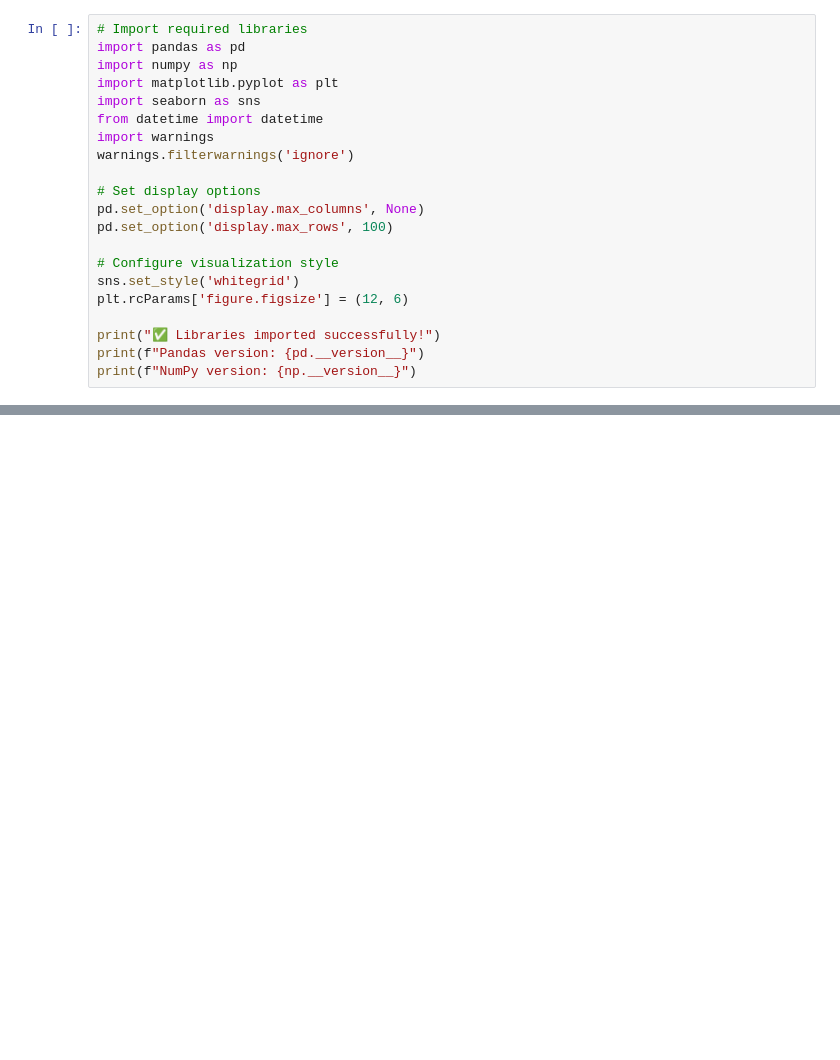
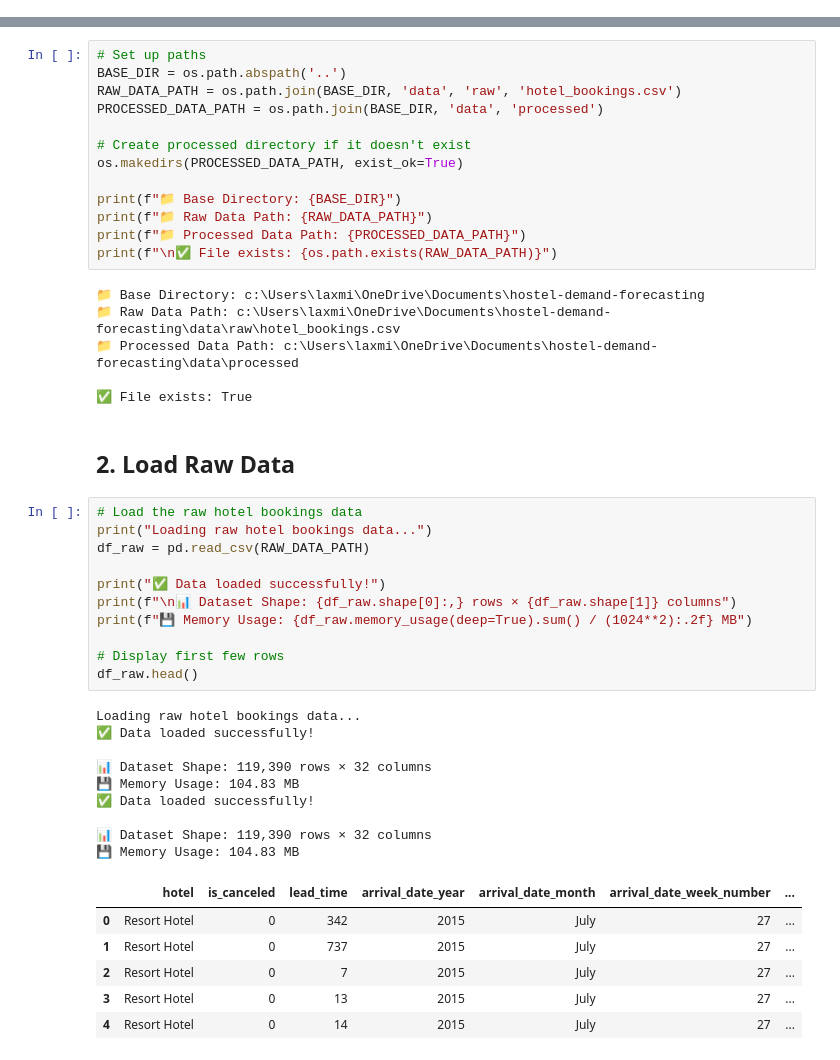
Before and after one commit to Laxmikant2002/hostel-demand-forecasting, a Jupyter notebook: notebooks/Week1_Data_Cleaning.ipynb, the cells around one changed output, grey strips where cells are left out. Cells and saved outputs as stored; diff of their text form; blank space fills up the shorter version.

Commit message:
clean data and daily aggregated saved

```diff
--- a/notebooks/Week1_Data_Cleaning.ipynb
+++ b/notebooks/Week1_Data_Cleaning.ipynb
@@ -26,21 +0,0 @@
-# %%
-# Import required libraries
-import pandas as pd
-import numpy as np
-import matplotlib.pyplot as plt
-import seaborn as sns
-from datetime import datetime
-import warnings
-warnings.filterwarnings('ignore')
-
-# Set display options
-pd.set_option('display.max_columns', None)
-pd.set_option('display.max_rows', 100)
-
-# Configure visualization style
-sns.set_style('whitegrid')
-plt.rcParams['figure.figsize'] = (12, 6)
-
-print("✅ Libraries imported successfully!")
-print(f"Pandas version: {pd.__version__}")
-print(f"NumPy version: {np.__version__}")
@@ -651,0 +46,48 @@ print("\n✅ Summary report saved to: data_cleaning_report.txt")
+# %%
+# Set up paths
+BASE_DIR = os.path.abspath('..')
+RAW_DATA_PATH = os.path.join(BASE_DIR, 'data', 'raw', 'hotel_bookings.csv')
+PROCESSED_DATA_PATH = os.path.join(BASE_DIR, 'data', 'processed')
+
+# Create processed directory if it doesn't exist
+os.makedirs(PROCESSED_DATA_PATH, exist_ok=True)
+
+print(f"📁 Base Directory: {BASE_DIR}")
+print(f"📁 Raw Data Path: {RAW_DATA_PATH}")
+print(f"📁 Processed Data Path: {PROCESSED_DATA_PATH}")
+print(f"\n✅ File exists: {os.path.exists(RAW_DATA_PATH)}")
+# %% [output]
+📁 Base Directory: c:\Users\laxmi\OneDrive\Documents\hostel-demand-forecasting
+📁 Raw Data Path: c:\Users\laxmi\OneDrive\Documents\hostel-demand-forecasting\data\raw\hotel_bookings.csv
+📁 Processed Data Path: c:\Users\laxmi\OneDrive\Documents\hostel-demand-forecasting\data\processed
+
+✅ File exists: True
+# %% [markdown]
+## 2. Load Raw Data
+# %%
+# Load the raw hotel bookings data
+print("Loading raw hotel bookings data...")
+df_raw = pd.read_csv(RAW_DATA_PATH)
+
+print("✅ Data loaded successfully!")
+print(f"\n📊 Dataset Shape: {df_raw.shape[0]:,} rows × {df_raw.shape[1]} columns")
+print(f"💾 Memory Usage: {df_raw.memory_usage(deep=True).sum() / (1024**2):.2f} MB")
+
+# Display first few rows
+df_raw.head()
+# %% [output]
+Loading raw hotel bookings data...
+✅ Data loaded successfully!
+
+📊 Dataset Shape: 119,390 rows × 32 columns
+💾 Memory Usage: 104.83 MB
+✅ Data loaded successfully!
+
+📊 Dataset Shape: 119,390 rows × 32 columns
+💾 Memory Usage: 104.83 MB
+|  | hotel | is_canceled | lead_time | arrival_date_year | arrival_date_month | arrival_date_week_number | ... |
+| 0 | Resort Hotel | 0 | 342 | 2015 | July | 27 | ... |
+| 1 | Resort Hotel | 0 | 737 | 2015 | July | 27 | ... |
+| 2 | Resort Hotel | 0 | 7 | 2015 | July | 27 | ... |
+| 3 | Resort Hotel | 0 | 13 | 2015 | July | 27 | ... |
+| 4 | Resort Hotel | 0 | 14 | 2015 | July | 27 | ... |
```
Also changed, not shown: parts of 78 cells of this notebook, 3 other files.
